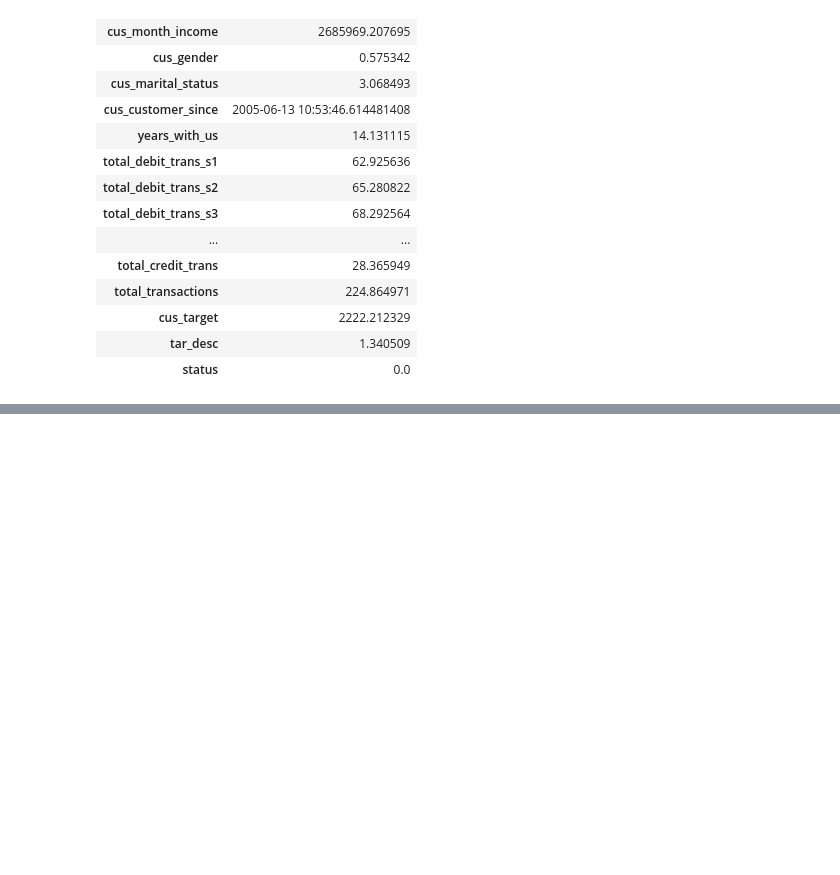
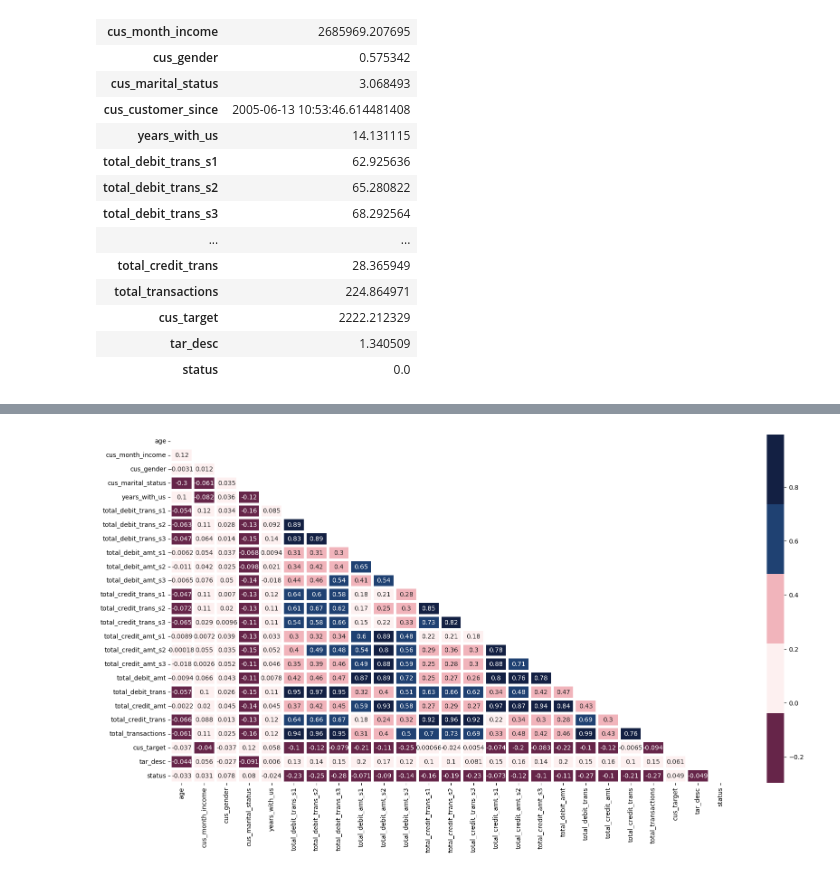
Before and after one commit to shivamkc01/Bank_Standard_bank_churn, a Jupyter notebook: notebook/check_data.ipynb, the cells around one changed output, grey strips where cells are left out. Saved outputs shown, nothing was run; the diff lists cells and outputs as text; code cells hidden in the pictures; blank space fills up the shorter version.

```diff
--- a/notebook/check_data.ipynb
+++ b/notebook/check_data.ipynb
@@ -508,0 +567,8 @@ plt.show()
+# %%
+# Let see the correlation between the features
+col = ["#662549", "#FDF0F0",'#F1B4BB', '#1F4172', '#132043']
+plt.figure(figsize = (20,10))
+sns.heatmap(encoded_df.corr(),cmap = col,annot = True, mask=np.triu(encoded_df.corr()), linewidths=3)
+plt.show()
+# %% [output]
+[figure, added]
```
Also changed, not shown: parts of 45 cells of this notebook, 30 other files.
